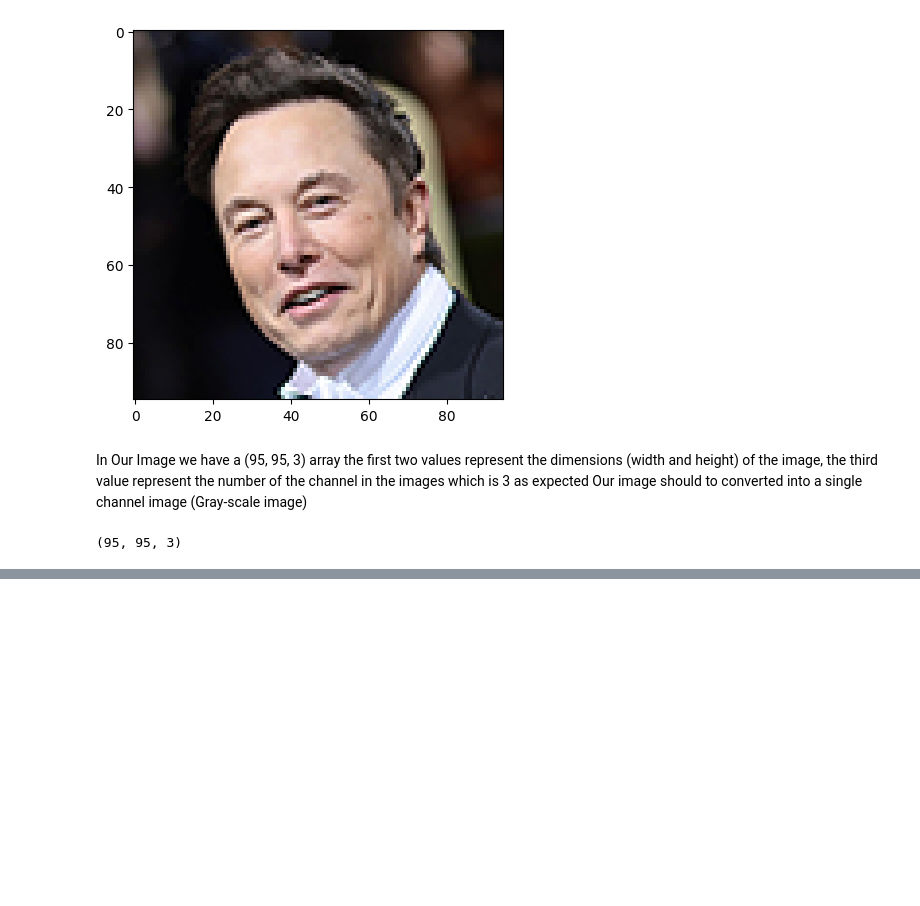
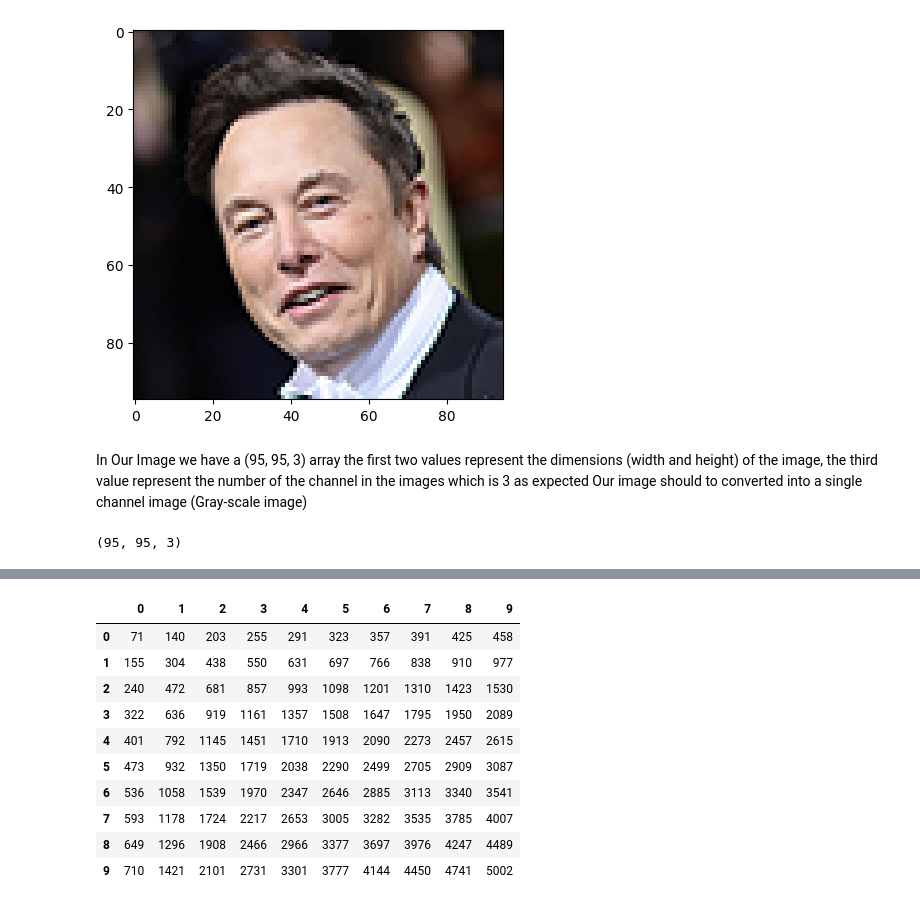
Before and after one commit to JJAHMEDAMER/Smart-Campus, a Jupyter notebook: reEngineering/haar-features.ipynb, the cells around one changed output, grey strips where cells are left out. Drawn from its saved outputs; the diff is of its cells as text; code cells hidden in the pictures; blank space fills up the shorter version.

```diff
--- a/reEngineering/haar-features.ipynb
+++ b/reEngineering/haar-features.ipynb
@@ -96,0 +81,20 @@ print(img_int_df)
+# %%
+for i in range(gray_img.shape[1]):
+    if i == 0:
+        continue
+    else:
+        integral_img[:,i] = integral_img[:,i] + integral_img[ :,i-1]  # Columns
+
+pd.DataFrame(integral_img).iloc[:10, :10].style
+# %% [output]
+|  | 0 | 1 | 2 | 3 | 4 | 5 | 6 | 7 | 8 | 9 |
+| 0 | 71 | 140 | 203 | 255 | 291 | 323 | 357 | 391 | 425 | 458 |
+| 1 | 155 | 304 | 438 | 550 | 631 | 697 | 766 | 838 | 910 | 977 |
+| 2 | 240 | 472 | 681 | 857 | 993 | 1098 | 1201 | 1310 | 1423 | 1530 |
+| 3 | 322 | 636 | 919 | 1161 | 1357 | 1508 | 1647 | 1795 | 1950 | 2089 |
+| 4 | 401 | 792 | 1145 | 1451 | 1710 | 1913 | 2090 | 2273 | 2457 | 2615 |
+| 5 | 473 | 932 | 1350 | 1719 | 2038 | 2290 | 2499 | 2705 | 2909 | 3087 |
+| 6 | 536 | 1058 | 1539 | 1970 | 2347 | 2646 | 2885 | 3113 | 3340 | 3541 |
+| 7 | 593 | 1178 | 1724 | 2217 | 2653 | 3005 | 3282 | 3535 | 3785 | 4007 |
+| 8 | 649 | 1296 | 1908 | 2466 | 2966 | 3377 | 3697 | 3976 | 4247 | 4489 |
+| 9 | 710 | 1421 | 2101 | 2731 | 3301 | 3777 | 4144 | 4450 | 4741 | 5002 |
```
Also changed, not shown: parts of 19 cells of this notebook.
